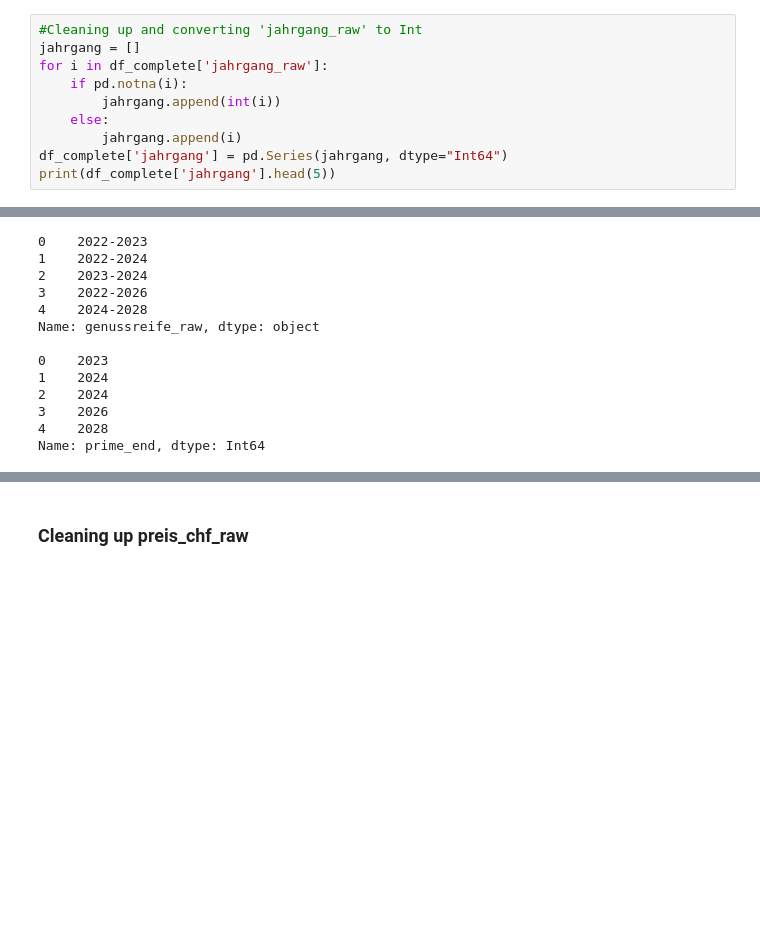
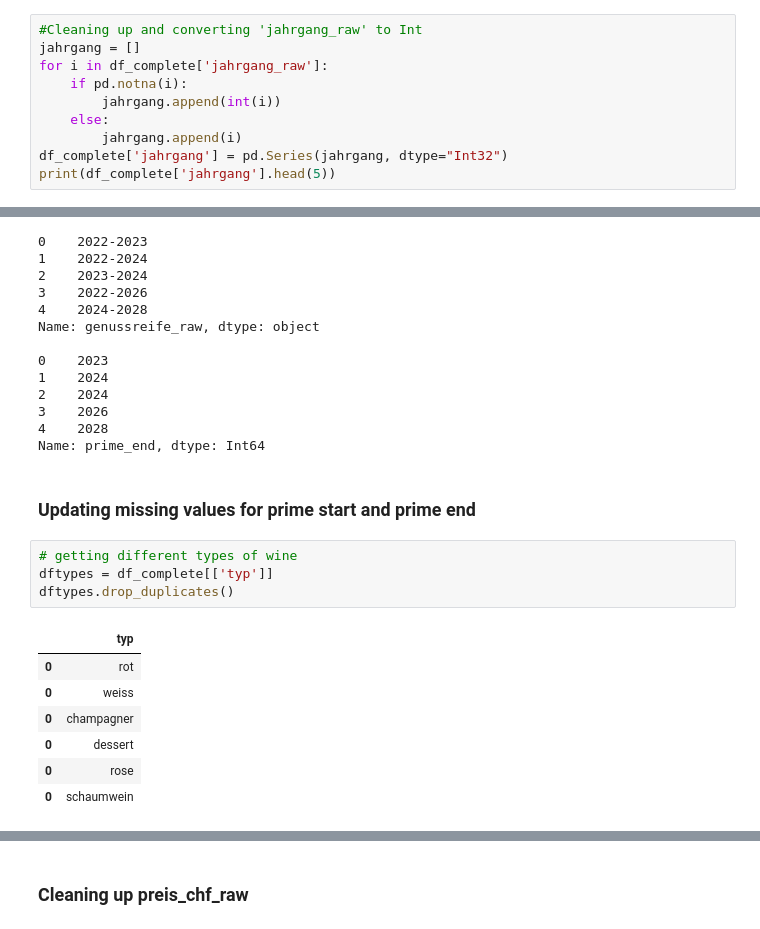
Before and after one commit to TobiasFatzer/data_analytics_final_project, a Jupyter notebook: 01_data_preparation.ipynb, the cells around one changed output, grey strips where cells are left out. Saved outputs shown, nothing was run; the diff lists cells and outputs as text; blank space fills up the shorter version.

```diff
--- a/01_data_preparation.ipynb
+++ b/01_data_preparation.ipynb
@@ -175,7 +175,7 @@ for i in df_complete['jahrgang_raw']:
         jahrgang.append(int(i))
     else:
         jahrgang.append(i)
-df_complete['jahrgang'] = pd.Series(jahrgang, dtype="Int64")
+df_complete['jahrgang'] = pd.Series(jahrgang, dtype="Int32")
 print(df_complete['jahrgang'].head(5))
 # %% [output]
 0    2018
@@ -250,3 +250,17 @@ Name: genussreife_raw, dtype: object
 3    2026
 4    2028
 Name: prime_end, dtype: Int64
+# %% [markdown]
+### Updating missing values for prime start and prime end
+# %%
+# getting different types of wine
+dftypes = df_complete[['typ']]
+dftypes.drop_duplicates()
+# %% [output]
+|  | typ |
+| 0 | rot |
+| 0 | weiss |
+| 0 | champagner |
+| 0 | dessert |
+| 0 | rose |
+| 0 | schaumwein |
```
Also changed, not shown: parts of 2 cells of this notebook.
